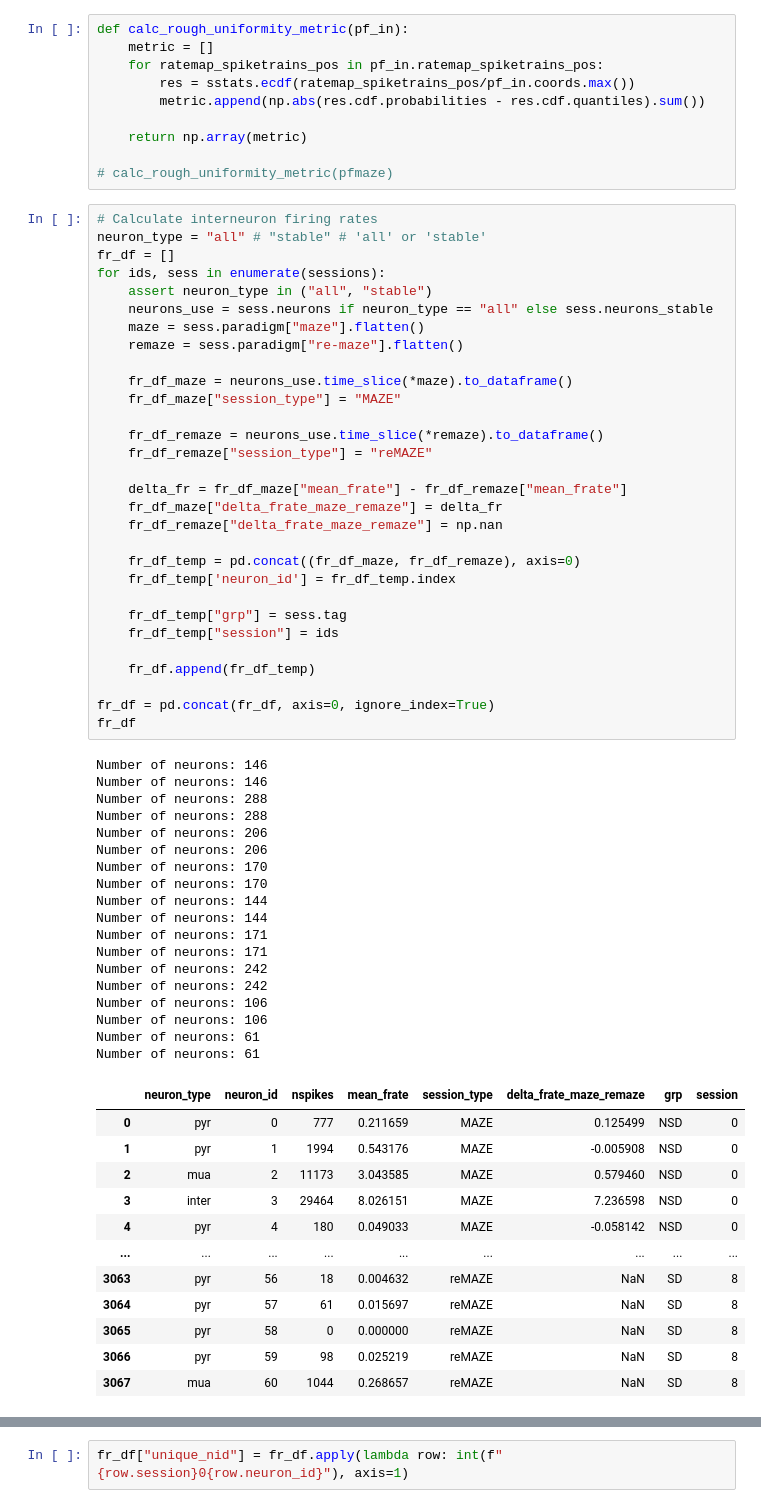
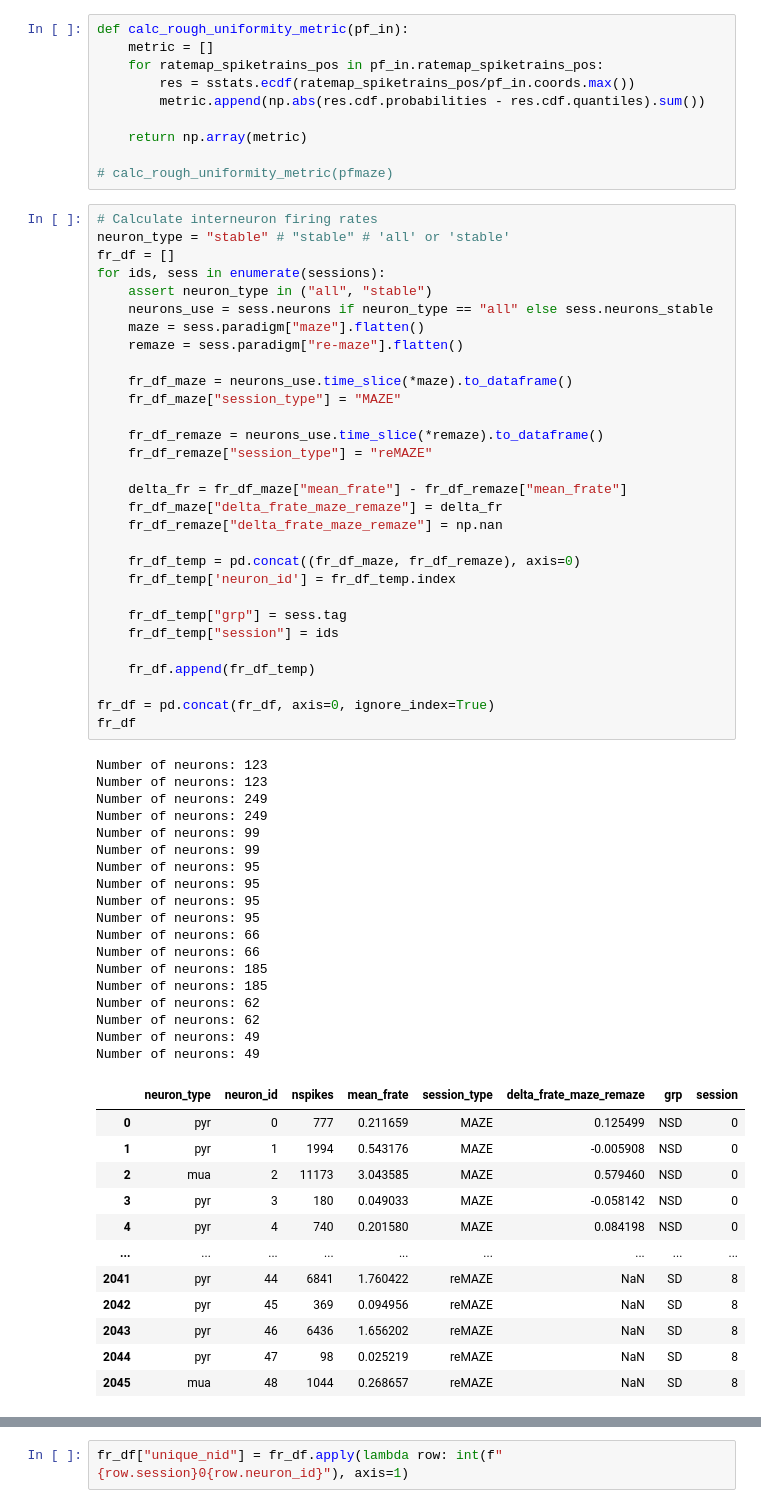
Before and after one commit to nkinsky/Projects_sandbox, a Jupyter notebook: sd_drift/sd_firing_rates_remaze.ipynb, the cells around one changed output, grey strips where cells are left out. Drawn from its saved outputs; the diff is of its cells as text.

```diff
--- a/sd_drift/sd_firing_rates_remaze.ipynb
+++ b/sd_drift/sd_firing_rates_remaze.ipynb
@@ -152,62 +163,62 @@ def calc_rough_uniformity_metric(pf_in):
 # calc_rough_uniformity_metric(pfmaze)
 # %%
 # Calculate interneuron firing rates
-neuron_type = "all" # "stable" # 'all' or 'stable'
+neuron_type = "stable" # "stable" # 'all' or 'stable'
 fr_df = []
 for ids, sess in enumerate(sessions):
     assert neuron_type in ("all", "stable")
     neurons_use = sess.neurons if neuron_type == "all" else sess.neurons_stable
     maze = sess.paradigm["maze"].flatten()
     remaze = sess.paradigm["re-maze"].flatten()
 
     fr_df_maze = neurons_use.time_slice(*maze).to_dataframe()
     fr_df_maze["session_type"] = "MAZE"
 
     fr_df_remaze = neurons_use.time_slice(*remaze).to_dataframe()
     fr_df_remaze["session_type"] = "reMAZE"
 
     delta_fr = fr_df_maze["mean_frate"] - fr_df_remaze["mean_frate"]
     fr_df_maze["delta_frate_maze_remaze"] = delta_fr
     fr_df_remaze["delta_frate_maze_remaze"] = np.nan
 
     fr_df_temp = pd.concat((fr_df_maze, fr_df_remaze), axis=0)
     fr_df_temp['neuron_id'] = fr_df_temp.index
 
     fr_df_temp["grp"] = sess.tag
     fr_df_temp["session"] = ids
 
     fr_df.append(fr_df_temp)
 
 fr_df = pd.concat(fr_df, axis=0, ignore_index=True)
 fr_df
 # %% [output]
-Number of neurons: 146
-Number of neurons: 146
-Number of neurons: 288
-Number of neurons: 288
-Number of neurons: 206
-Number of neurons: 206
-Number of neurons: 170
-Number of neurons: 170
-Number of neurons: 144
-Number of neurons: 144
-Number of neurons: 171
-Number of neurons: 171
-Number of neurons: 242
-Number of neurons: 242
-Number of neurons: 106
-Number of neurons: 106
-Number of neurons: 61
-Number of neurons: 61
+Number of neurons: 123
+Number of neurons: 123
+Number of neurons: 249
+Number of neurons: 249
+Number of neurons: 99
+Number of neurons: 99
+Number of neurons: 95
+Number of neurons: 95
+Number of neurons: 95
+Number of neurons: 95
+Number of neurons: 66
+Number of neurons: 66
+Number of neurons: 185
+Number of neurons: 185
+Number of neurons: 62
+Number of neurons: 62
+Number of neurons: 49
+Number of neurons: 49
 |  | neuron_type | neuron_id | nspikes | mean_frate | session_type | delta_frate_maze_remaze | grp | session |
 | 0 | pyr | 0 | 777 | 0.211659 | MAZE | 0.125499 | NSD | 0 |
 | 1 | pyr | 1 | 1994 | 0.543176 | MAZE | -0.005908 | NSD | 0 |
 | 2 | mua | 2 | 11173 | 3.043585 | MAZE | 0.579460 | NSD | 0 |
-| 3 | inter | 3 | 29464 | 8.026151 | MAZE | 7.236598 | NSD | 0 |
-| 4 | pyr | 4 | 180 | 0.049033 | MAZE | -0.058142 | NSD | 0 |
+| 3 | pyr | 3 | 180 | 0.049033 | MAZE | -0.058142 | NSD | 0 |
+| 4 | pyr | 4 | 740 | 0.201580 | MAZE | 0.084198 | NSD | 0 |
 | ... | ... | ... | ... | ... | ... | ... | ... | ... |
-| 3063 | pyr | 56 | 18 | 0.004632 | reMAZE | NaN | SD | 8 |
-| 3064 | pyr | 57 | 61 | 0.015697 | reMAZE | NaN | SD | 8 |
-| 3065 | pyr | 58 | 0 | 0.000000 | reMAZE | NaN | SD | 8 |
-| 3066 | pyr | 59 | 98 | 0.025219 | reMAZE | NaN | SD | 8 |
-| 3067 | mua | 60 | 1044 | 0.268657 | reMAZE | NaN | SD | 8 |
+| 2041 | pyr | 44 | 6841 | 1.760422 | reMAZE | NaN | SD | 8 |
+| 2042 | pyr | 45 | 369 | 0.094956 | reMAZE | NaN | SD | 8 |
+| 2043 | pyr | 46 | 6436 | 1.656202 | reMAZE | NaN | SD | 8 |
+| 2044 | pyr | 47 | 98 | 0.025219 | reMAZE | NaN | SD | 8 |
+| 2045 | mua | 48 | 1044 | 0.268657 | reMAZE | NaN | SD | 8 |
```
Also changed, not shown: parts of 7 cells of this notebook.
